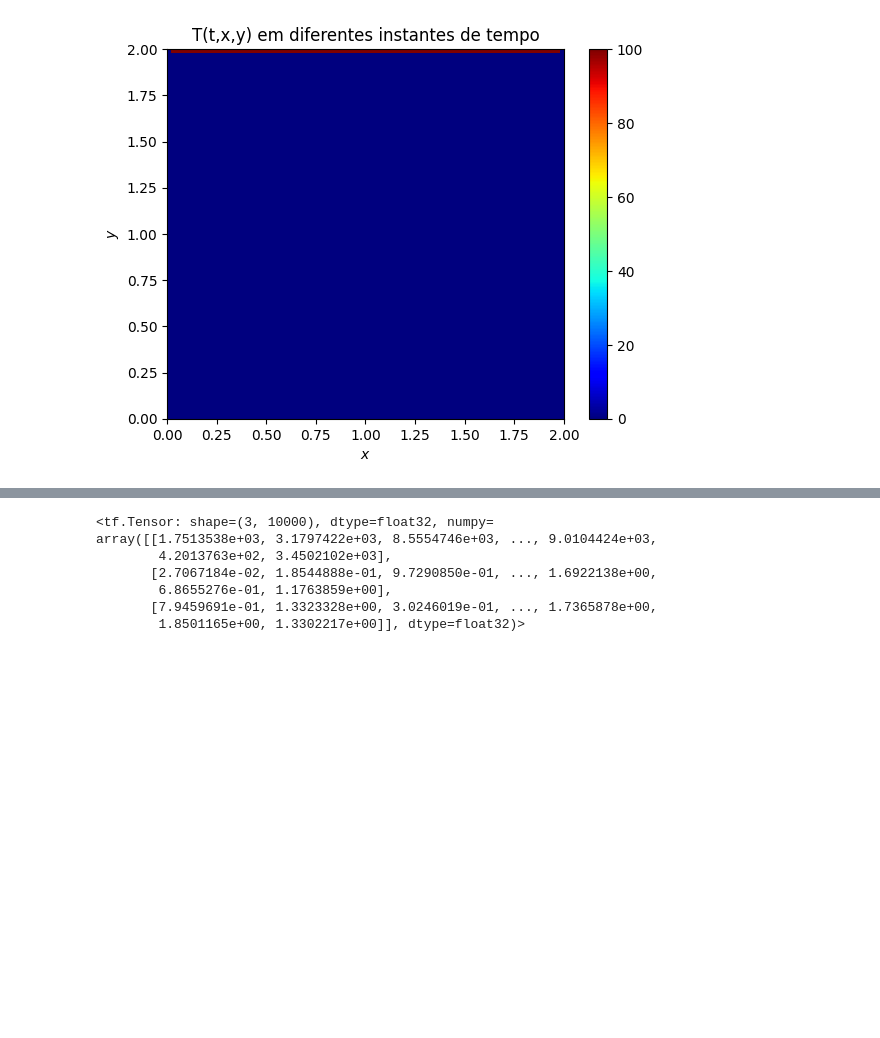
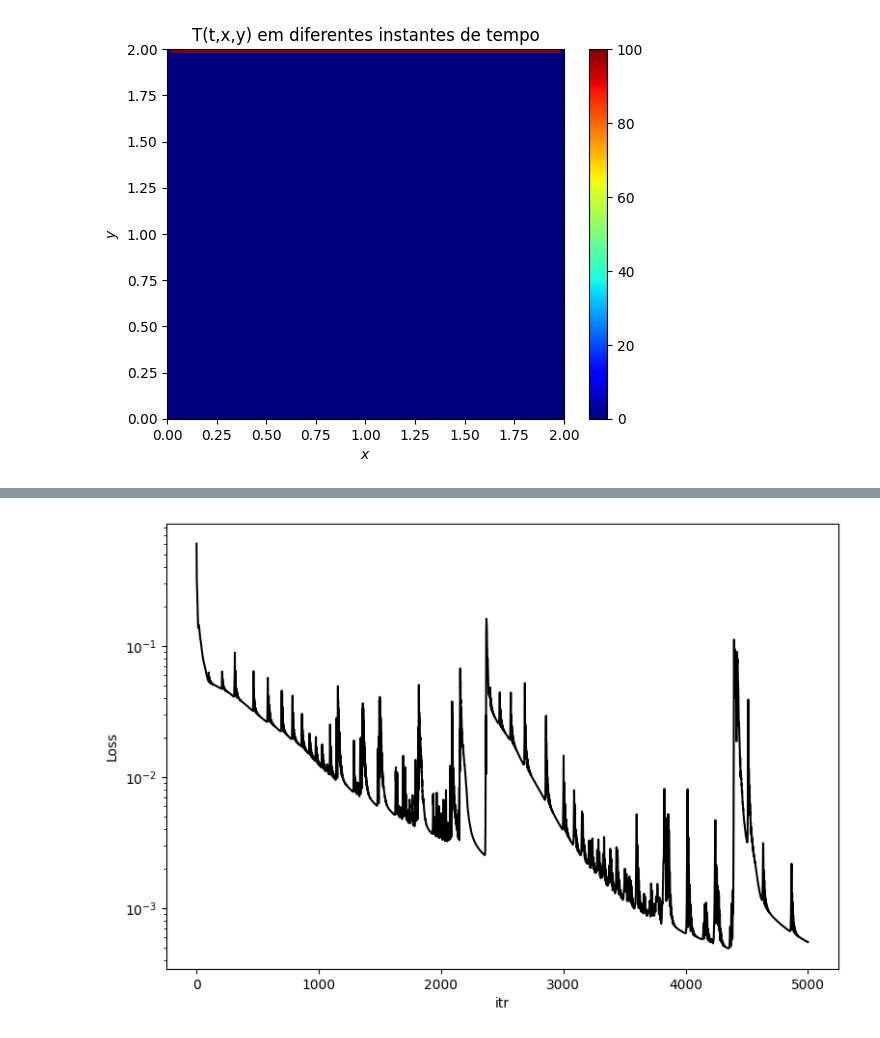
Before and after one commit to JoaoAlexandreFerreira/RNA, a Jupyter notebook: Untitled6.ipynb, the cells around one changed output, grey strips where cells are left out. Cells and saved outputs as stored; diff of their text form; code cells hidden in the pictures; blank space fills up the shorter version.

```diff
--- a/Untitled6.ipynb
+++ b/Untitled6.ipynb
@@ -211,7 +210,7 @@ def gradiente(modelo, X_r):
     tape.watch(y)
 
     #previsão do modelo
-    u = modelo(t[:,0], x[:,0], y[:,0])
+    u = modelo(tf.concat([t, x, y], axis = 1))
     #gradiente du/dx
     ux = tape.gradient(u, x)
     #gradiente du/dy
@@ -254,7 +253,7 @@ def grad(modelo, xr, X_cond, u_cond):
 
   return erro, loss, g
 # %%
-modelo = modelopinn(30,8) #8 nós com 20 camadas ocultas
+modelo = modelopinn(25,12) #8 nós com 20 camadas ocultas
 
 otimizador = Adam(learning_rate = 0.001)
 # %% [output]
@@ -280,7 +279,7 @@ _________________________________________________________________
 @tf.function
 def train_step(modelo):
   #Calculando a perda do modelo em relação ao modelo, com a função grad
-  erro, loss, grad_theta = grad(modelo, xr, X_cond, u_cond)
+  erro, loss, grad_theta = grad(modelo, espacor, X_cond, u_cond)
 
   #Aplicando o gradiente as variaveis do modelo de rede neural
   otimizador.apply_gradients(zip(grad_theta, modelo.trainable_variables))
@@ -312,12 +325,9 @@ ValueError: in user code:
-# %%
-t, x, y = espacor[:, 0:1], espacor[:,1:2], espacor[:,2:3]
-tilt = tf.stack([t[:,0], x[:,0], y[:,0]])
-tilt
-# %% [output]
-<tf.Tensor: shape=(3, 10000), dtype=float32, numpy=
-array([[1.7513538e+03, 3.1797422e+03, 8.5554746e+03, ..., 9.0104424e+03,
-        4.2013763e+02, 3.4502102e+03],
-       [2.7067184e-02, 1.8544888e-01, 9.7290850e-01, ..., 1.6922138e+00,
-        6.8655276e-01, 1.1763859e+00],
-       [7.9459691e-01, 1.3323328e+00, 3.0246019e-01, ..., 1.7365878e+00,
-        1.8501165e+00, 1.3302217e+00]], dtype=float32)>
+# %%
+fig = plt.figure(figsize=(9,6))
+ax = fig.add_subplot(111)
+ax.semilogy(range(len(historico)), historico,'k-')
+ax.set_xlabel('itr')
+ax.set_ylabel('Loss');
+plt.show()
+# %% [output]
+[figure, added]
```
Also changed, not shown: parts of 8 cells of this notebook.
